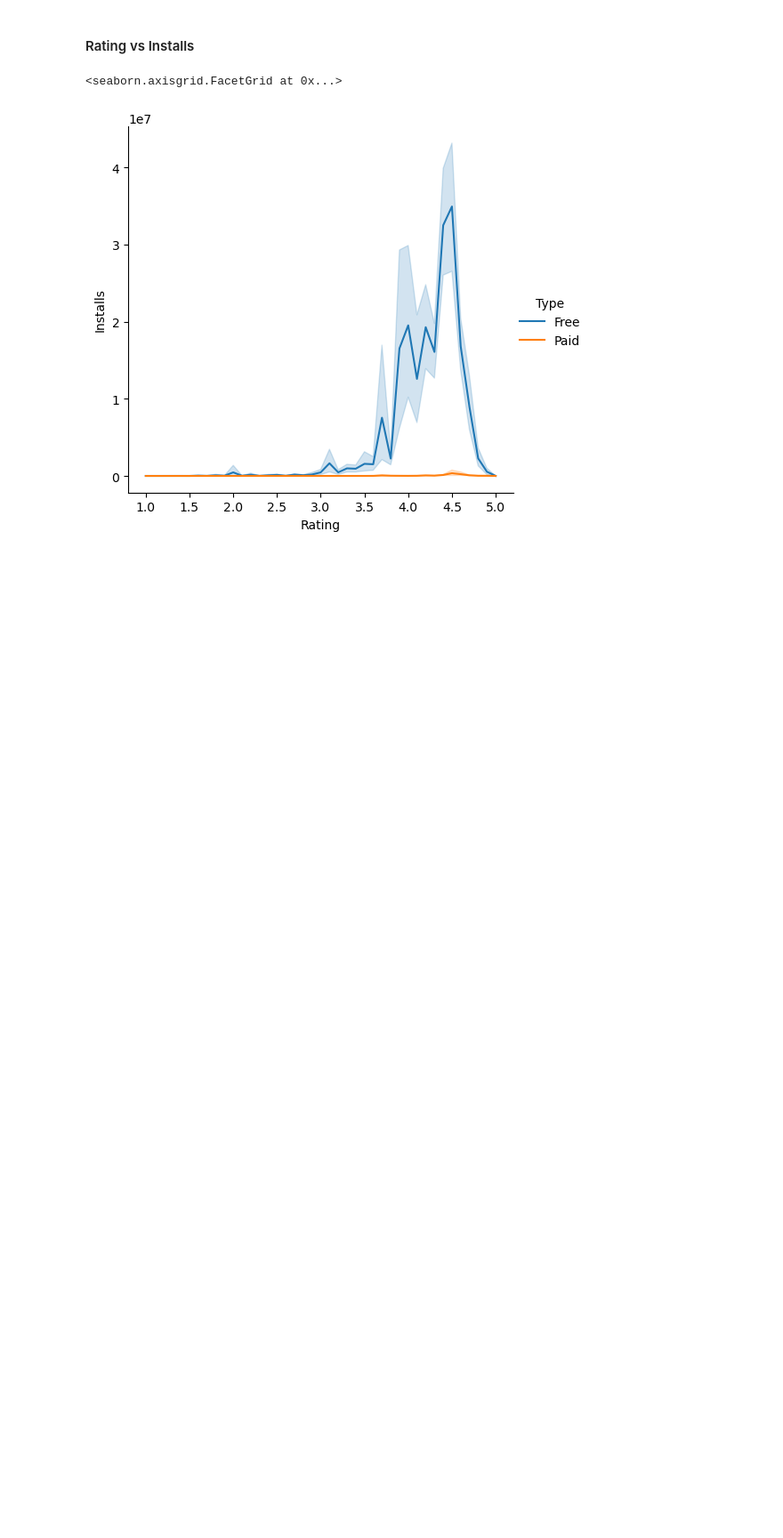
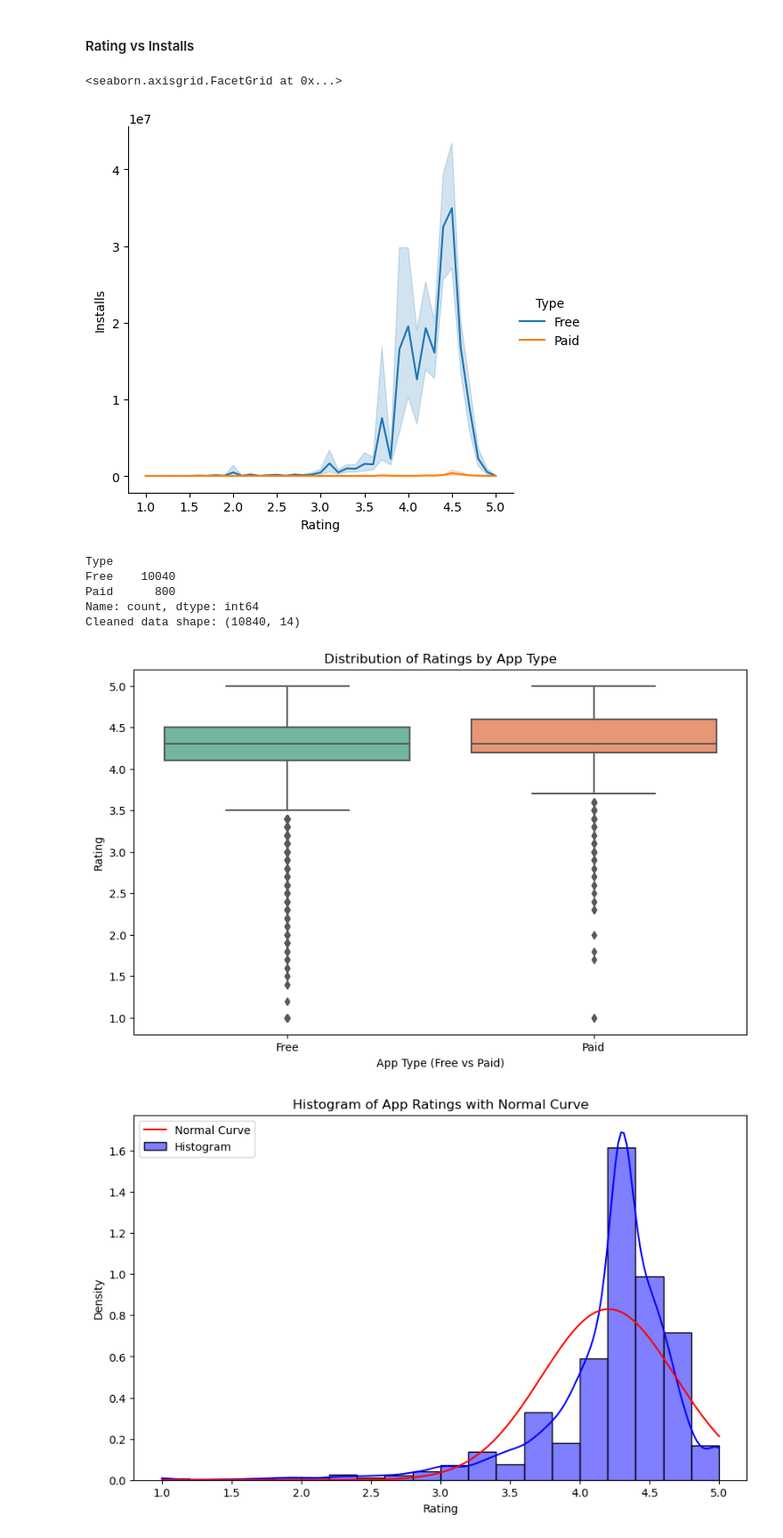
Before and after one commit to noelpaul07/A143A, a Jupyter notebook: Noel/Team_Research_A143A.ipynb, the cells around one changed output. Shown at 89% size. Drawn from its saved outputs; the diff is of its cells as text; code cells hidden in the pictures; blank space fills up the shorter version.

```diff
--- a/Noel/Team_Research_A143A.ipynb
+++ b/Noel/Team_Research_A143A.ipynb
@@ -158,3 +181,47 @@ sns.relplot(x="Rating", y="Installs", hue = 'Type' , kind = 'line' , data=Google
 # %% [output]
 <seaborn.axisgrid.FacetGrid at 0x...>
 [figure]
+# %%
+print(GooglePlayStoreAppsData["Type"].value_counts())
+
+# Step 3: Data Cleaning
+# Keep only rows with non-null values for 'Rating' and 'Type'
+data = GooglePlayStoreAppsData[(GooglePlayStoreAppsData['Rating'].notnull()) & (GooglePlayStoreAppsData['Type'].notnull())]
+
+# Convert 'Type' to categorical (Free or Paid)
+data = GooglePlayStoreAppsData[GooglePlayStoreAppsData['Type'].isin(['Free', 'Paid'])]
+
+# Verify dataset shape after cleaning
+print("Cleaned data shape:", GooglePlayStoreAppsData.shape)
+
+# Step 4: Exploratory Data Analysis (EDA)
+plt.figure(figsize=(10, 6))
+sns.boxplot(data=GooglePlayStoreAppsData, x='Type', y='Rating', palette='Set2')
+plt.title('Distribution of Ratings by App Type')
+plt.xlabel('App Type (Free vs Paid)')
+plt.ylabel('Rating')
+plt.show()
+
+# Histogram with Normal Curve Distribution
+plt.figure(figsize=(10, 6))
+sns.histplot(data['Rating'], kde=True, stat="density", color='blue', bins=20, label='Histogram')
+
+# Overlay a normal distribution curve
+mean_rating = data['Rating'].mean()
+std_rating = data['Rating'].std()
+x = np.linspace(data['Rating'].min(), data['Rating'].max(), 100)
+plt.plot(x, norm.pdf(x, mean_rating, std_rating), color='red', label='Normal Curve')
+
+plt.title('Histogram of App Ratings with Normal Curve')
+plt.xlabel('Rating')
+plt.ylabel('Density')
+plt.legend()
+plt.show()
+# %% [output]
+Type
+Free    10040
+Paid      800
+Name: count, dtype: int64
+Cleaned data shape: (10840, 14)
+[figure, added]
+[figure, added]
```
Also changed, not shown: parts of 9 cells of this notebook.
